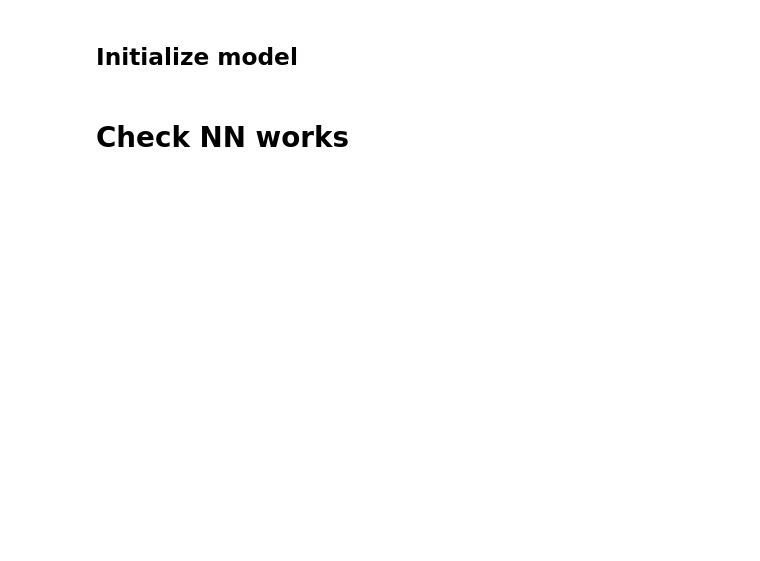
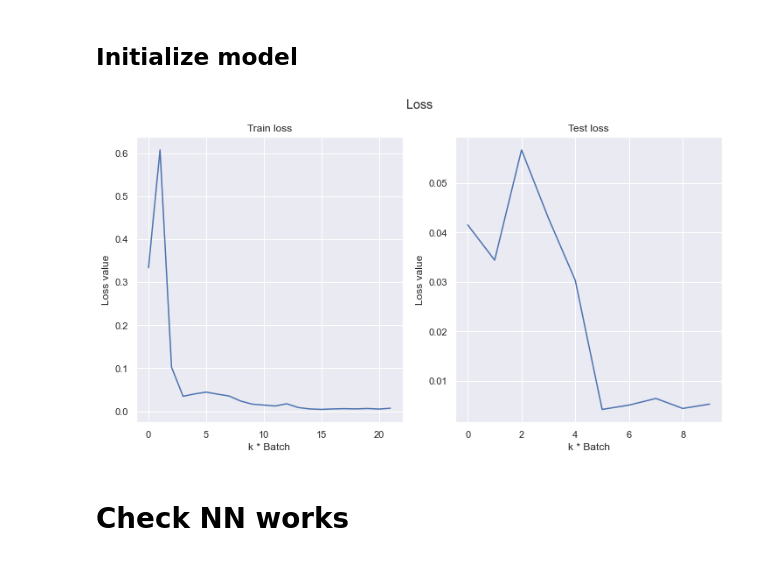
Before and after one commit to Felecort/NN_Filter_Radiolocation_Imgs, a Jupyter notebook: src/main.ipynb, the cells around one changed output. Saved outputs shown, nothing was run; the diff lists cells and outputs as text; code cells hidden in the pictures; blank space fills up the shorter version.

```diff
--- a/src/main.ipynb
+++ b/src/main.ipynb
@@ -144,5 +148,3 @@ for epoch in range(num_epoches):
             scores = model(data) # Equal to model.forward(data)
             loss = criterion(scores, targets)
             valid_losses_append(loss.item())
-# %%
-sns.set(rc={"figure.figsize": (7, 6)})
@@ -153 +151,22 @@ plt.plot(valid_losses);
+# %%
+sns.set()
+fig, (ax_train, ax_test) = plt.subplots(nrows=1, ncols=2, figsize=(12, 6))
+fig.suptitle('Loss')
+
+ax_train.set_title("Train loss")
+ax_test.set_title("Test loss")
+
+ax_train.set_ylabel('Loss value')
+ax_test.set_ylabel('Loss value')
+
+ax_train.set_xlabel("k * Batch")
+ax_test.set_xlabel("k * Batch")
+
+sns.lineplot(data=losses, ax=ax_train, )
+sns.lineplot(data=valid_losses, ax=ax_test)
+
+plt.show()
+sns.set()
+# %% [output]
+[figure, added]
 # %%
```
Also changed, not shown: parts of 17 cells of this notebook.
